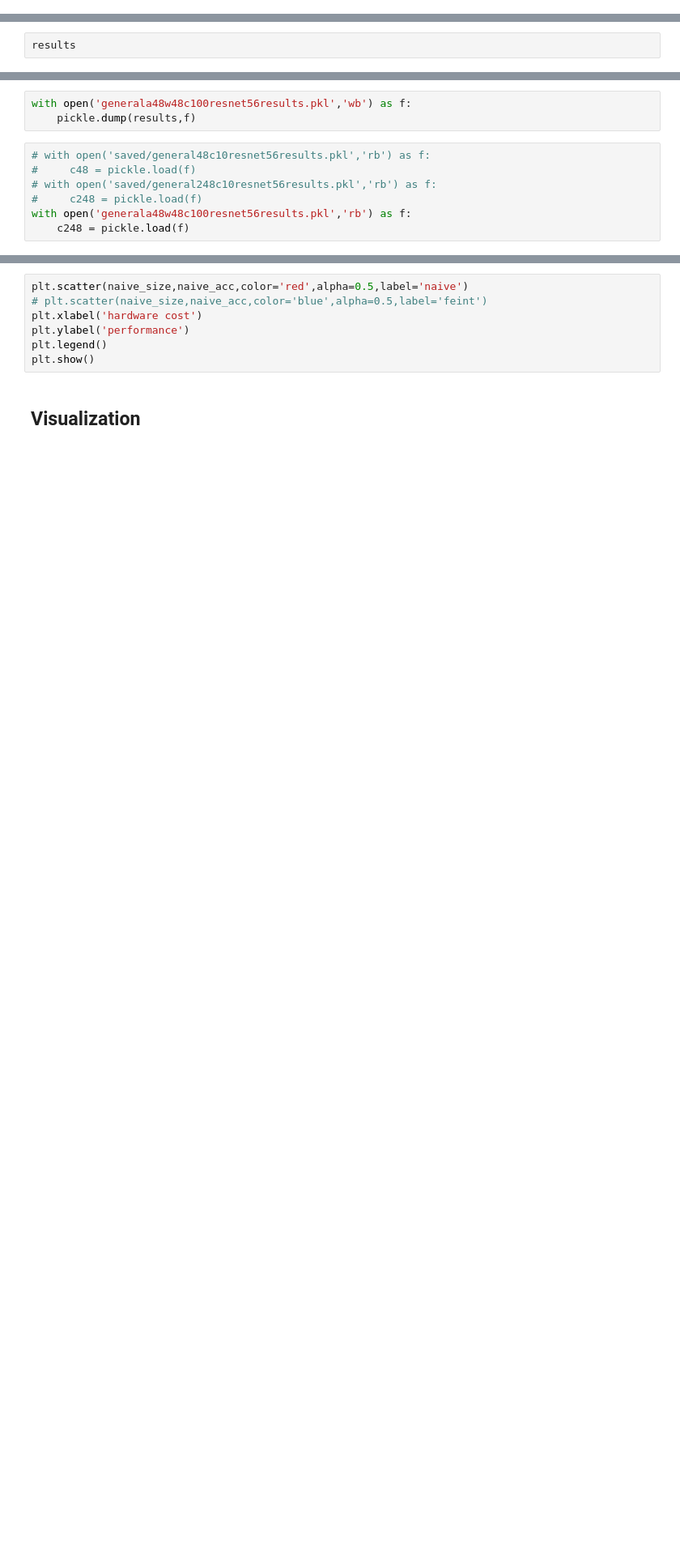
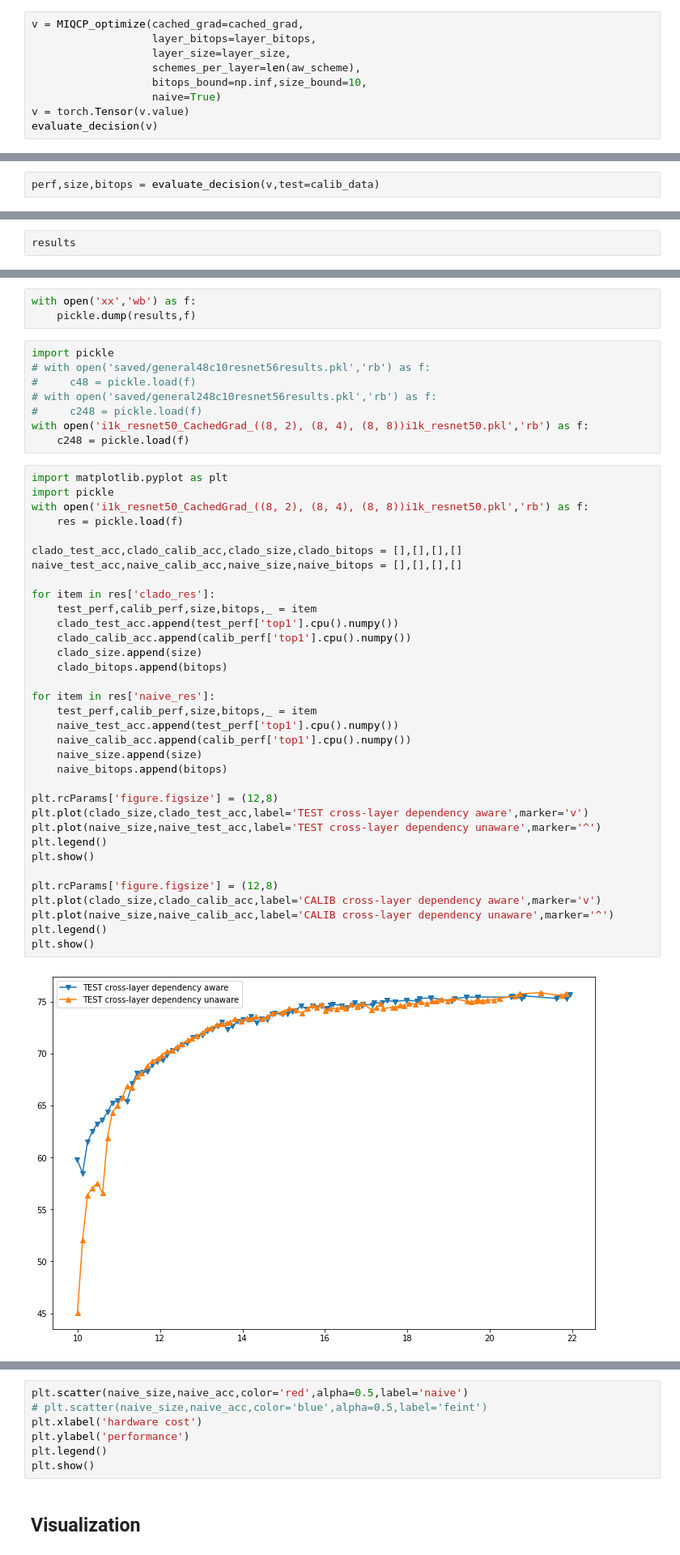
Before and after one commit to JamesTuna/CLADO_MPQ, a Jupyter notebook: CLADO_general.ipynb, the cells around one changed output, grey strips where cells are left out. Shown: that part at 81% size. Cells and saved outputs as stored; diff of their text form; blank space fills up the shorter version.

Commit message:
recover clado general

```diff
--- a/CLADO_general.ipynb
+++ b/CLADO_general.ipynb
@@ -889,0 +1042,9 @@ evaluate_decision(v,test=calib_data)
+# %%
+v = MIQCP_optimize(cached_grad=cached_grad,
+                   layer_bitops=layer_bitops,
+                   layer_size=layer_size,
+                   schemes_per_layer=len(aw_scheme),
+                   bitops_bound=np.inf,size_bound=10,
+                   naive=True)
+v = torch.Tensor(v.value)
+evaluate_decision(v)
@@ -889,0 +1071,2 @@ evaluate_decision(v,test=calib_data)
+# %%
+perf,size,bitops = evaluate_decision(v,test=calib_data)
@@ -950,12 +1145,49 @@ for n_iter in n_iters:
                 naive_bitops.append(bitops)
             results[trial_name] = {'size':naive_size,'perf':naive_loss,'bitops':naive_bitops}
 # %%
-with open('generala48w48c100resnet56results.pkl','wb') as f:
+with open('xx','wb') as f:
     pickle.dump(results,f)
 # %%
+import pickle
 # with open('saved/general48c10resnet56results.pkl','rb') as f:
 #     c48 = pickle.load(f)
 # with open('saved/general248c10resnet56results.pkl','rb') as f:
 #     c248 = pickle.load(f)
-with open('generala48w48c100resnet56results.pkl','rb') as f:
+with open('i1k_resnet50_CachedGrad_((8, 2), (8, 4), (8, 8))i1k_resnet50.pkl','rb') as f:
     c248 = pickle.load(f)
+# %%
+import matplotlib.pyplot as plt
+import pickle
+with open('i1k_resnet50_CachedGrad_((8, 2), (8, 4), (8, 8))i1k_resnet50.pkl','rb') as f:
+    res = pickle.load(f)
+
+clado_test_acc,clado_calib_acc,clado_size,clado_bitops = [],[],[],[]
+naive_test_acc,naive_calib_acc,naive_size,naive_bitops = [],[],[],[]
+
+for item in res['clado_res']:
+    test_perf,calib_perf,size,bitops,_ = item
+    clado_test_acc.append(test_perf['top1'].cpu().numpy())
+    clado_calib_acc.append(calib_perf['top1'].cpu().numpy())
+    clado_size.append(size)
+    clado_bitops.append(bitops)
+
+for item in res['naive_res']:
+    test_perf,calib_perf,size,bitops,_ = item
+    naive_test_acc.append(test_perf['top1'].cpu().numpy())
+    naive_calib_acc.append(calib_perf['top1'].cpu().numpy())
+    naive_size.append(size)
+    naive_bitops.append(bitops)
+
+plt.rcParams['figure.figsize'] = (12,8)
+plt.plot(clado_size,clado_test_acc,label='TEST cross-layer dependency aware',marker='v')
+plt.plot(naive_size,naive_test_acc,label='TEST cross-layer dependency unaware',marker='^')
+plt.legend()
+plt.show()
+
+plt.rcParams['figure.figsize'] = (12,8)
+plt.plot(clado_size,clado_calib_acc,label='CALIB cross-layer dependency aware',marker='v')
+plt.plot(naive_size,naive_calib_acc,label='CALIB cross-layer dependency unaware',marker='^')
+plt.legend()
+plt.show()
+# %% [output]
+[figure, added]
```
Also changed, not shown: parts of 46 cells of this notebook.
